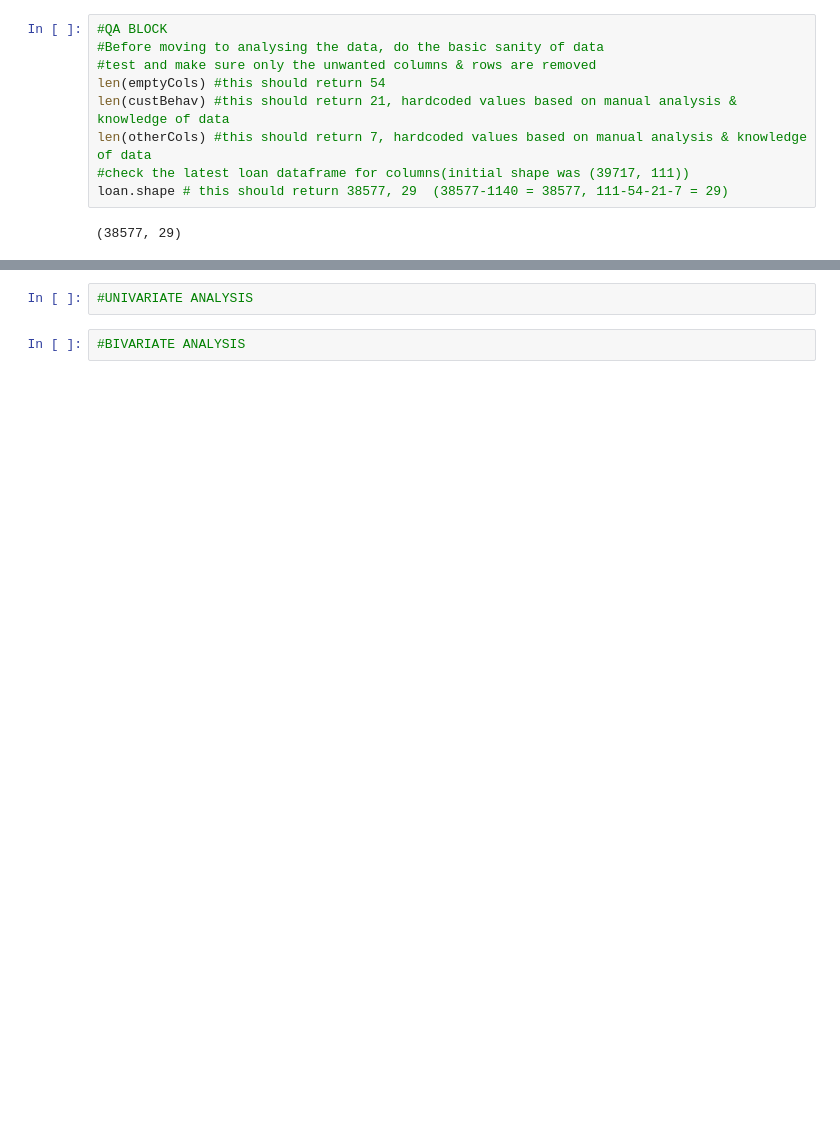
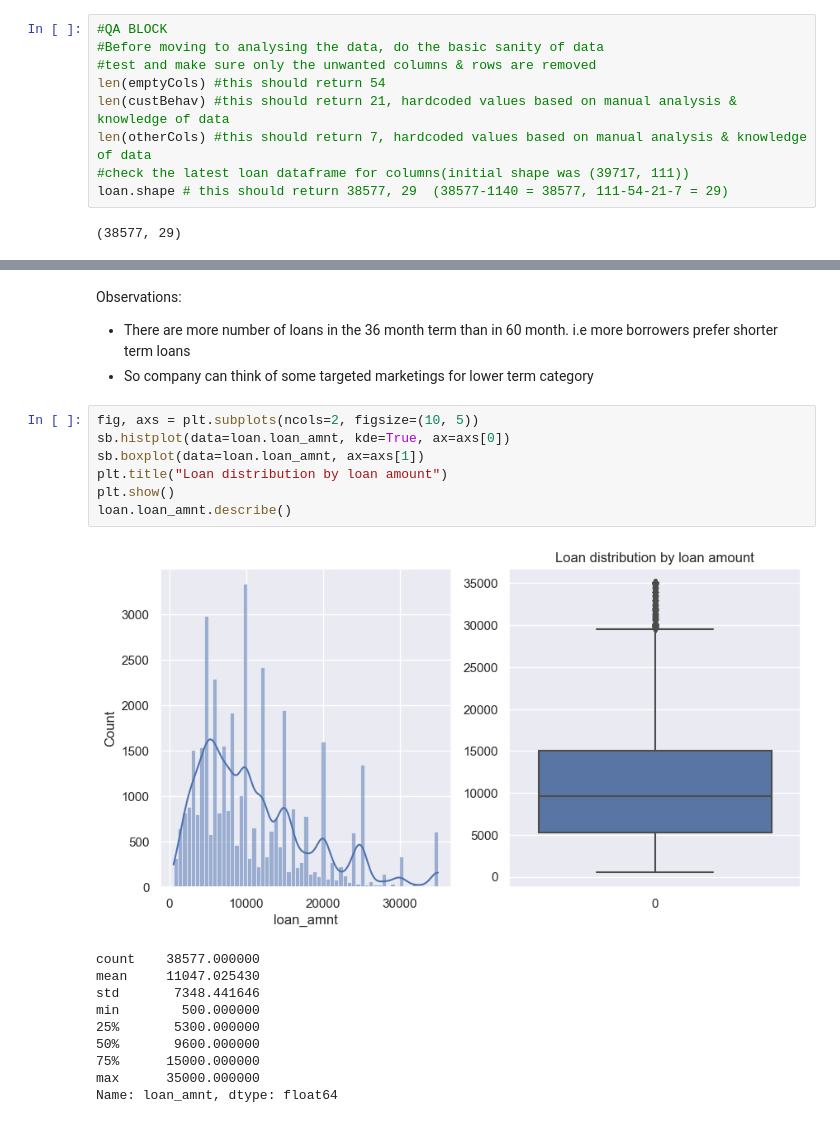
Before and after one commit to abhilash-radhakrishnaru/LendingClubCaseStudy, a Jupyter notebook: lendingclub.ipynb, the cells around one changed output, grey strips where cells are left out. Saved outputs shown, nothing was run; the diff lists cells and outputs as text; blank space fills up the shorter version.

```diff
--- a/lendingclub.ipynb
+++ b/lendingclub.ipynb
@@ -111,4 +292,22 @@ loan.shape # this should return 38577, 29  (38577-1140 = 38577, 111-54-21-7 = 29
+# %% [markdown]
+Observations:
+- There are more number of loans in the 36 month term than in 60 month. i.e more borrowers prefer shorter term loans
+- So company can think of some targeted marketings for lower term category
 # %%
-#UNIVARIATE ANALYSIS
+fig, axs = plt.subplots(ncols=2, figsize=(10, 5))
+sb.histplot(data=loan.loan_amnt, kde=True, ax=axs[0])
+sb.boxplot(data=loan.loan_amnt, ax=axs[1])
+plt.title("Loan distribution by loan amount")
+plt.show()
+loan.loan_amnt.describe()
+# %% [output]
+[figure, added]
+count    38577.000000
+mean     11047.025430
+std       7348.441646
+min        500.000000
+25%       5300.000000
+50%       9600.000000
+75%      15000.000000
+max      35000.000000
+Name: loan_amnt, dtype: float64
-# %%
-#BIVARIATE ANALYSIS
```
Also changed, not shown: parts of 73 cells of this notebook.
